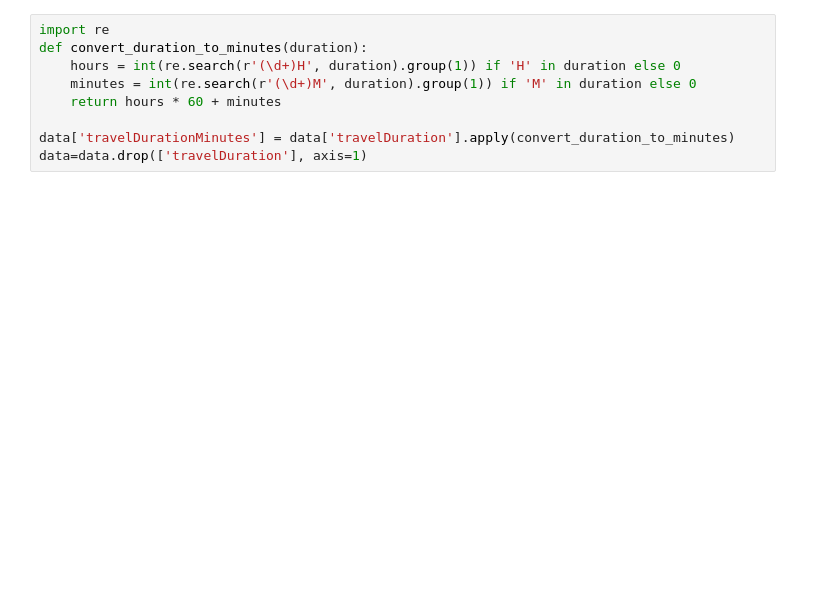
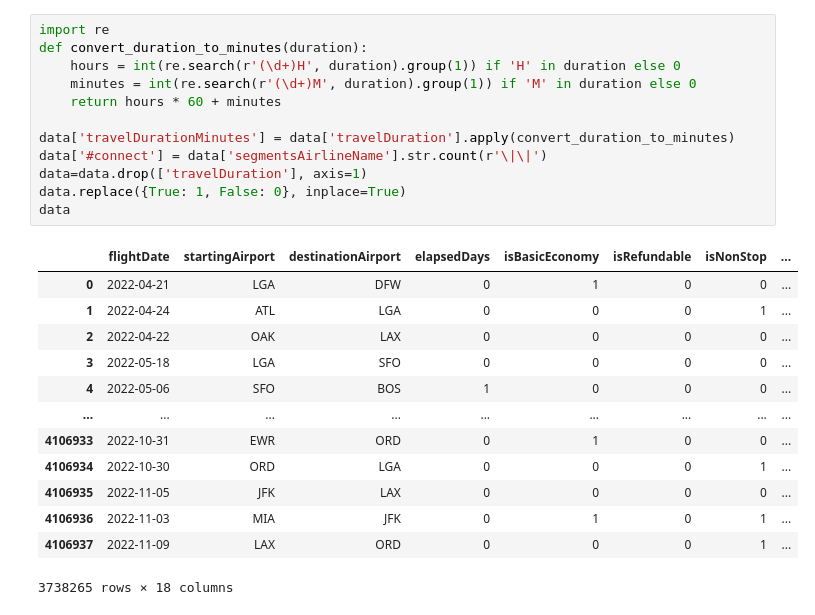
Before and after one commit to charlesyu618/USA-Flight-Prices-Analysis, a Jupyter notebook: project.ipynb, the cells around one changed output. Drawn from its saved outputs; the diff is of its cells as text; blank space fills up the shorter version.

```diff
--- a/project.ipynb
+++ b/project.ipynb
@@ -12,9 +94,26 @@ data=data.drop(['searchDate', 'flightDate','legId','segmentsCabinCode','fareBasi
 # %%
 import re
 def convert_duration_to_minutes(duration):
     hours = int(re.search(r'(\d+)H', duration).group(1)) if 'H' in duration else 0
     minutes = int(re.search(r'(\d+)M', duration).group(1)) if 'M' in duration else 0
     return hours * 60 + minutes
 
 data['travelDurationMinutes'] = data['travelDuration'].apply(convert_duration_to_minutes)
+data['#connect'] = data['segmentsAirlineName'].str.count(r'\|\|')
 data=data.drop(['travelDuration'], axis=1)
+data.replace({True: 1, False: 0}, inplace=True)
+data
+# %% [output]
+|  | flightDate | startingAirport | destinationAirport | elapsedDays | isBasicEconomy | isRefundable | isNonStop | ... |
+| 0 | 2022-04-21 | LGA | DFW | 0 | 1 | 0 | 0 | ... |
+| 1 | 2022-04-24 | ATL | LGA | 0 | 0 | 0 | 1 | ... |
+| 2 | 2022-04-22 | OAK | LAX | 0 | 0 | 0 | 0 | ... |
+| 3 | 2022-05-18 | LGA | SFO | 0 | 0 | 0 | 0 | ... |
+| 4 | 2022-05-06 | SFO | BOS | 1 | 0 | 0 | 0 | ... |
+| ... | ... | ... | ... | ... | ... | ... | ... | ... |
+| 4106933 | 2022-10-31 | EWR | ORD | 0 | 1 | 0 | 0 | ... |
+| 4106934 | 2022-10-30 | ORD | LGA | 0 | 0 | 0 | 1 | ... |
+| 4106935 | 2022-11-05 | JFK | LAX | 0 | 0 | 0 | 0 | ... |
+| 4106936 | 2022-11-03 | MIA | JFK | 0 | 1 | 0 | 1 | ... |
+| 4106937 | 2022-11-09 | LAX | ORD | 0 | 0 | 0 | 1 | ... |
+3738265 rows × 18 columns
```
Also changed, not shown: parts of 13 cells of this notebook, 1 other file.
